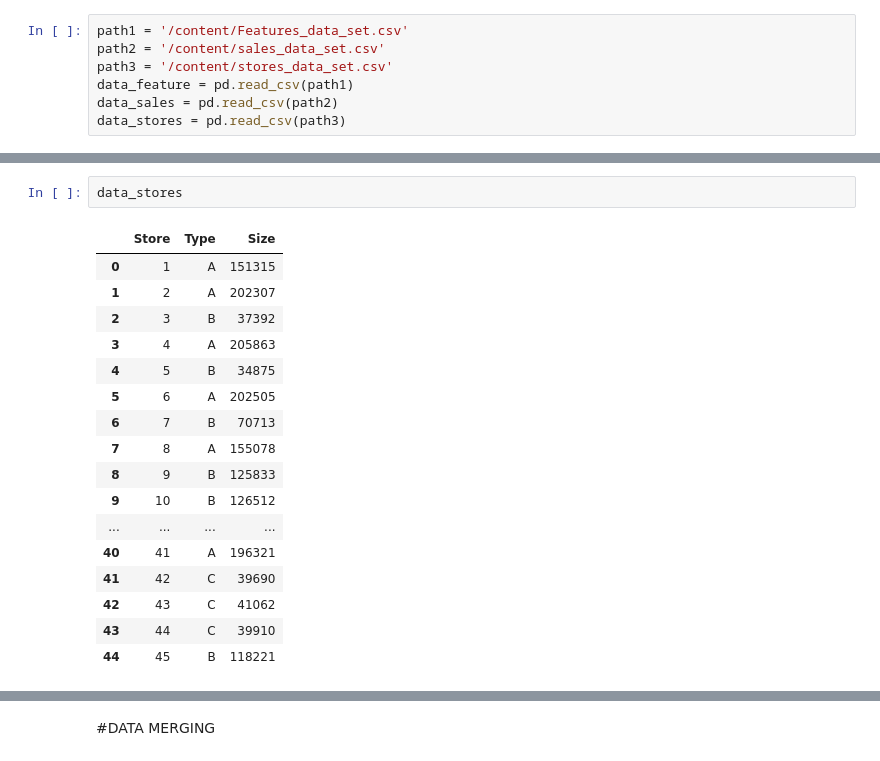
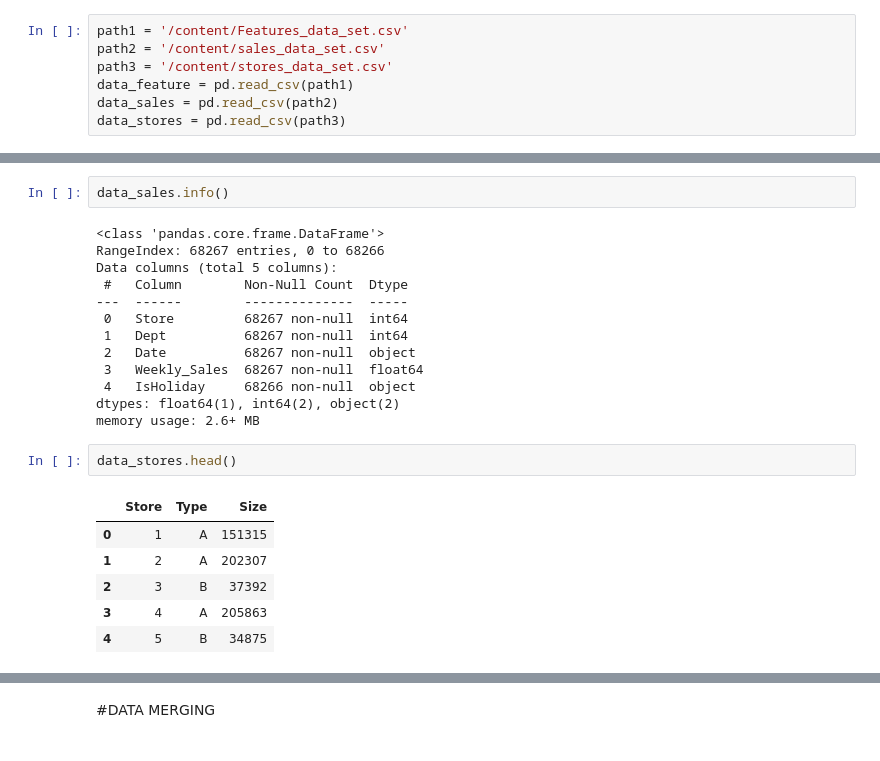
Before and after one commit to Swathi-Thandavarayan/STORE-DATA-PREDICTION, a Jupyter notebook: STORE_DATA_PREDICTION.ipynb, the cells around one changed output, grey strips where cells are left out. Saved outputs shown, nothing was run; the diff lists cells and outputs as text.

```diff
--- a/STORE_DATA_PREDICTION.ipynb
+++ b/STORE_DATA_PREDICTION.ipynb
@@ -47,20 +55,24 @@ data_sales
+# %%
+data_sales.info()
+# %% [output]
+<class 'pandas.core.frame.DataFrame'>
+RangeIndex: 68267 entries, 0 to 68266
+Data columns (total 5 columns):
+ #   Column        Non-Null Count  Dtype
+---  ------        --------------  -----
+ 0   Store         68267 non-null  int64
+ 1   Dept          68267 non-null  int64
+ 2   Date          68267 non-null  object
+ 3   Weekly_Sales  68267 non-null  float64
+ 4   IsHoliday     68266 non-null  object
+dtypes: float64(1), int64(2), object(2)
+memory usage: 2.6+ MB
 # %%
-data_stores
+data_stores.head()
 # %% [output]
 |  | Store | Type | Size |
 | 0 | 1 | A | 151315 |
 | 1 | 2 | A | 202307 |
 | 2 | 3 | B | 37392 |
 | 3 | 4 | A | 205863 |
 | 4 | 5 | B | 34875 |
-| 5 | 6 | A | 202505 |
-| 6 | 7 | B | 70713 |
-| 7 | 8 | A | 155078 |
-| 8 | 9 | B | 125833 |
-| 9 | 10 | B | 126512 |
-| ... | ... | ... | ... |
-| 40 | 41 | A | 196321 |
-| 41 | 42 | C | 39690 |
-| 42 | 43 | C | 41062 |
-| 43 | 44 | C | 39910 |
-| 44 | 45 | B | 118221 |
```
Also changed, not shown: parts of 4 cells of this notebook.
